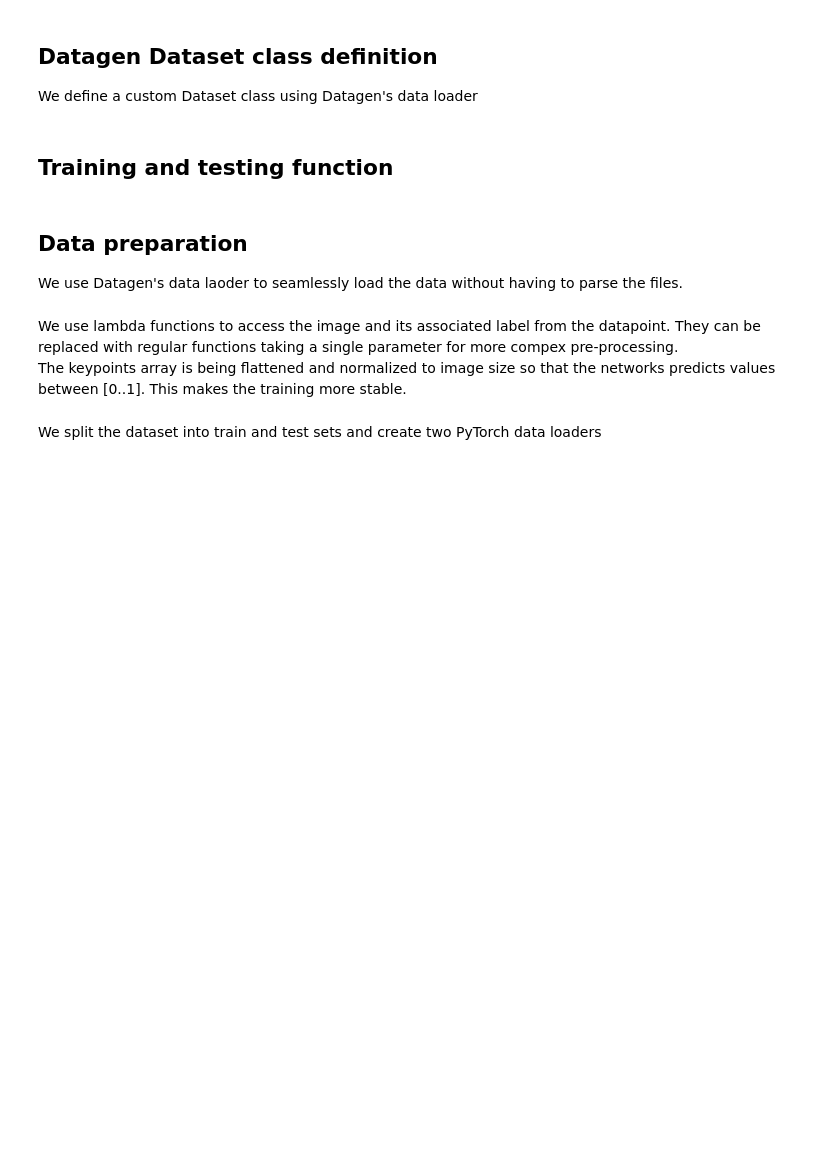
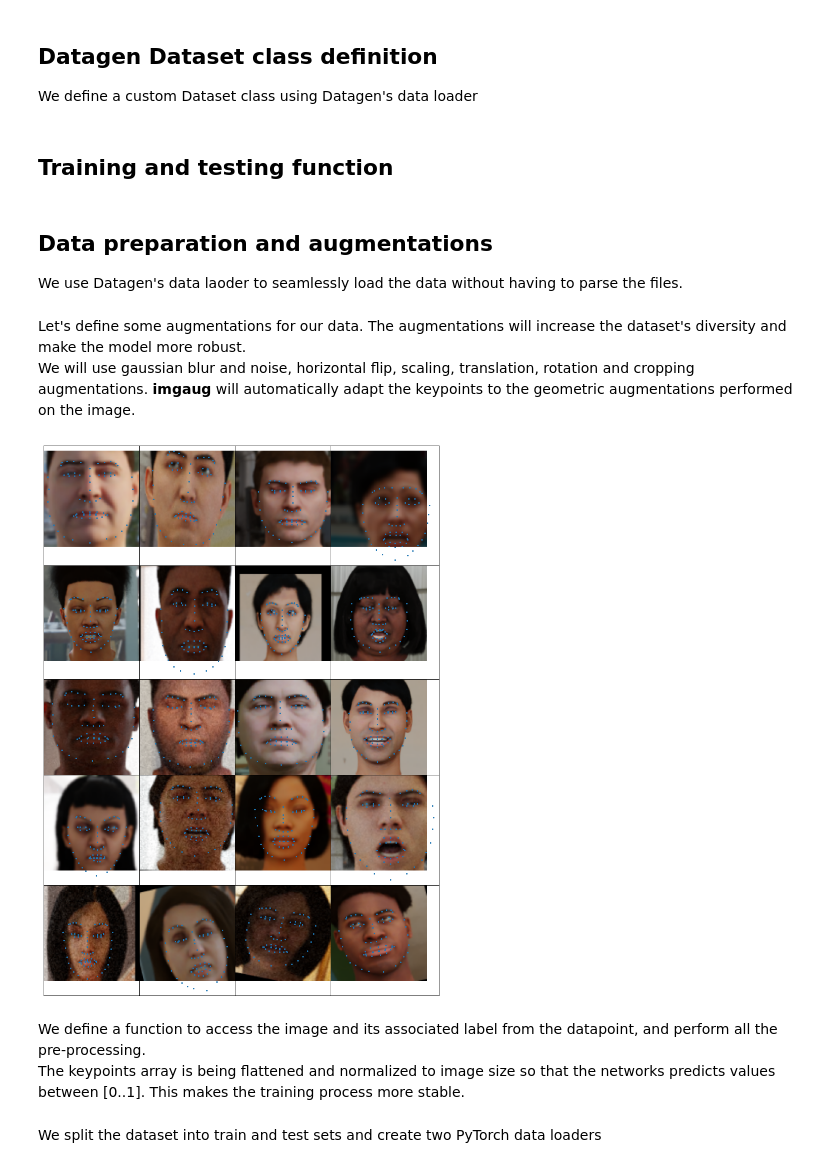
Before and after one commit to DatagenTech/dgutils, a Jupyter notebook: Notebooks/neural_network.ipynb, the cells around one changed output. Cells and saved outputs as stored; diff of their text form; code cells hidden in the pictures; blank space fills up the shorter version.

```diff
--- a/Notebooks/neural_network.ipynb
+++ b/Notebooks/neural_network.ipynb
@@ -98,10 +109,38 @@ def test(dataloader, model, loss_fn):
 # %% [markdown]
-## Data preparation
+## Data preparation and augmentations
 We use Datagen's data laoder to seamlessly load the data without having to parse the files.
 # %%
 ds = datagen.load(DATASET_PATH)
+# %% [markdown]
+Let's define some augmentations for our data. The augmentations will increase the dataset's diversity and make the model more robust.<br>
+We will use gaussian blur and noise, horizontal flip, scaling, translation, rotation and cropping augmentations. <b>imgaug</b> will automatically adapt the keypoints to the geometric augmentations performed on the image.
+# %%
+def augment(img, keypoints):
+    seq = iaa.Sometimes(0.8,
+        iaa.Sequential([
+        iaa.OneOf([iaa.GaussianBlur(sigma=(0, 2.0)), iaa.AdditiveGaussianNoise(scale=(0, 0.08*255))]),
+        #iaa.Fliplr(0.5),
+        iaa.OneOf([iaa.Affine(scale=(0.75, 1.25)), iaa.Affine(translate_percent=(0, 0.2)), iaa.Affine(rotate=(-20, 20))]),
+        iaa.Crop(percent=(0, 0.2))]))
+    keypoints = KeypointsOnImage([Keypoint(x=pt[1], y=pt[0]) for pt in keypoints], shape=img.shape)
+    img_augmented, keypoints_augmented = seq(images=[img], keypoints=[keypoints])
+    return img_augmented[0], np.flip(keypoints_augmented[0].to_xy_array())
+
+
+fig_shape = np.array((5, 4))
+fig_size = 5 * fig_shape
+fig = plt.figure(figsize=fig_size)
+grid = ImageGrid(fig, 111, nrows_ncols=fig_shape, axes_pad=0.)
+
+for i, ax in enumerate(grid):
+    ax.get_xaxis().set_ticks([])
+    ax.get_yaxis().set_ticks([])
+    img_augmented, keypoints_augmented = augment(ds[i].visible_spectrum, ds[i].keypoints.face.standard.coords_2d)
+    ax.imshow(img_augmented)
+    ax.scatter(keypoints_augmented[:, 1], keypoints_augmented[:, 0], s=4)
+# %% [output]
+[figure, added]
 # %% [markdown]
-We use lambda functions to access the image and its associated label from the datapoint.
-They can be replaced with regular functions taking a single parameter for more compex pre-processing.<br>
-The keypoints array is being flattened and normalized to image size so that the networks predicts values between [0..1]. This makes the training more stable.
+We define a function to access the image and its associated label from the datapoint, and perform all the pre-processing.<br>
+The keypoints array is being flattened and normalized to image size so that the networks predicts values between [0..1]. This makes the training process more stable.
 # %%
```
Also changed, not shown: parts of 9 cells of this notebook, 1 other file.
